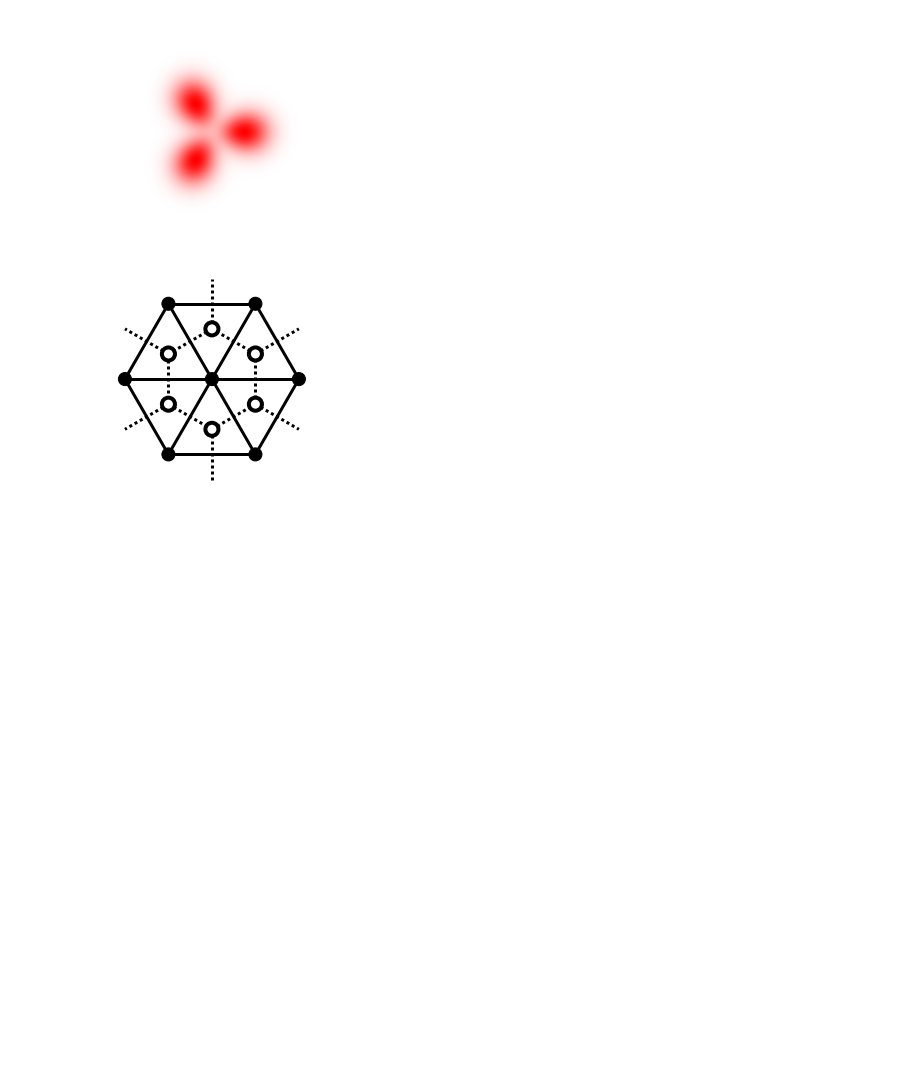
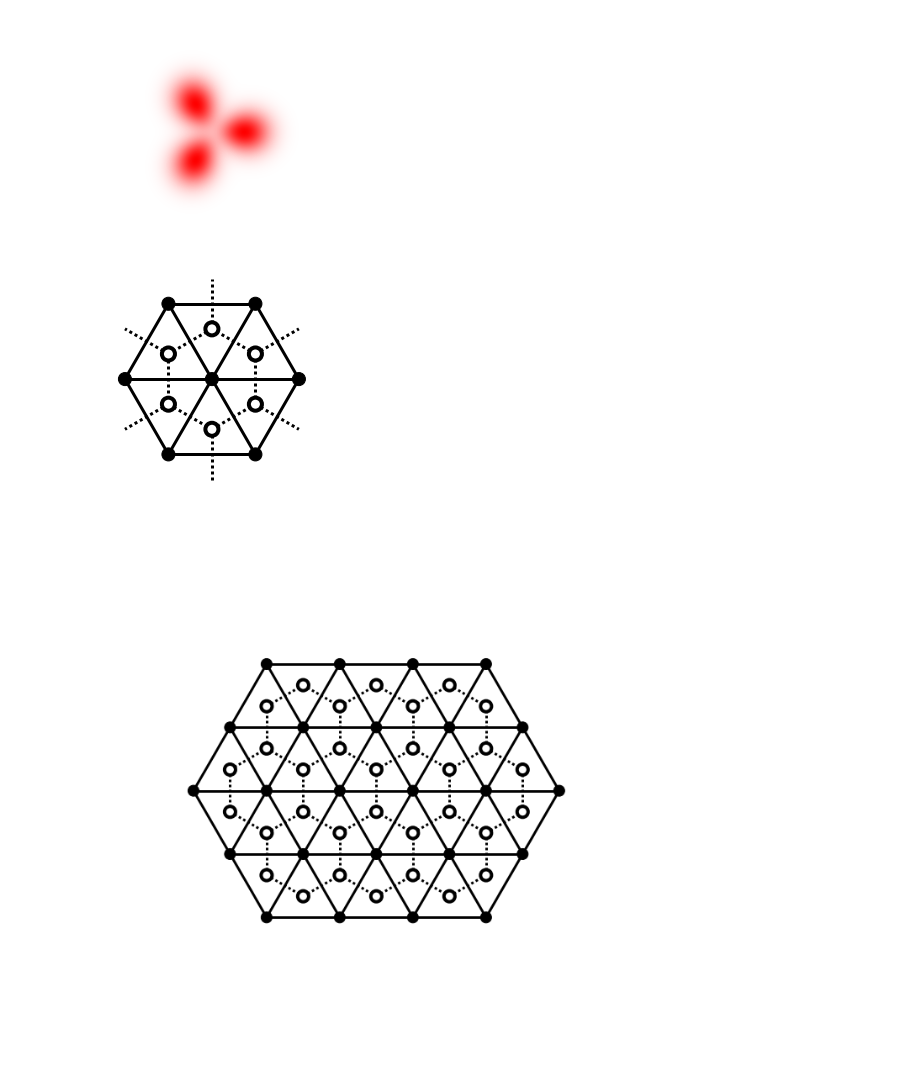
Before and after one commit to KimGroup/trimer-tbg, a Jupyter notebook: diagrams.ipynb, the cells around one changed output. Cells and saved outputs as stored; diff of their text form; code cells hidden in the pictures; blank space fills up the shorter version.

Commit message:
diagrams

```diff
--- a/diagrams.ipynb
+++ b/diagrams.ipynb
@@ -56,7 +56,7 @@ plt.savefig(base_dir + "fig1_WF.png", dpi=300, transparent=True)
 # %%
 from matplotlib import collections as mc
 
-fig, ax = plt.subplots(1, 1)
+fig, ax = plt.subplots(1, 1, figsize=[4, 4])
 
 R = 4
 CR = 0.3
@@ -97,3 +97,62 @@ ax.axis("off")
 plt.savefig(base_dir + "fig1_lat.png", dpi=300, transparent=True)
 # %% [output]
 [figure]
+# %%
+from matplotlib import collections as mc
+
+fig, ax = plt.subplots(1, 1, figsize=[12, 12])
+
+R = 4
+CR = 0.3
+Hexa = []
+HexaLines = []
+
+for y in range(-2, 3, 1):
+    for x in range(6 - abs(y)):
+        Hexa.append((R * x + R / 2 * abs(y), R * y * np.sqrt(3) / 2))
+        if x != 0:
+            HexaLines.append((len(Hexa) - 2, len(Hexa) - 1))
+        if y > 0:
+            HexaLines.append((len(Hexa) - 1, len(Hexa) - (6 - abs(y) + 1)))
+            HexaLines.append((len(Hexa) - 1, len(Hexa) - (6 - abs(y) + 2)))
+        if y < 0:
+            HexaLines.append((len(Hexa) - 1, len(Hexa) + (6 - abs(y))))
+            HexaLines.append((len(Hexa) - 1, len(Hexa) + (6 - abs(y) - 1)))
+
+for p in Hexa:
+    ax.add_patch(plt.Circle(p, CR, color='k'))
+
+ax.add_collection(mc.LineCollection([(Hexa[x], Hexa[y]) for x, y in HexaLines], color='k', lw=3))
+
+Dual = []
+DualLines = []
+
+for y in range(-1, 3, 1):
+    if y > 0:
+        lim = (0, (6 - abs(y)) * 2 - 1)
+    else:
+        lim = (1, (6 - abs(y)) * 2 - 2)
+    for x in range(*lim):
+        Dual.append((R * x / 2 + R / 2 * abs(y), R * y * np.sqrt(3) / 2 - (R / np.sqrt(3) if x % 2 == 0 else R * np.sqrt(3) / 2 - R / np.sqrt(3))))
+        if x != lim[0]:
+            DualLines.append((len(Dual) - 2, len(Dual) - 1))
+
+for i in range(0, 8, 2):
+    DualLines.append((i, i + 8))
+    DualLines.append((i + 17, i + 8 + 17))
+for i in range(0, 10, 2):
+    DualLines.append((i + 7, i + 9 + 7))
+
+for p in Dual:
+    ax.add_patch(plt.Circle(p, CR, ec="k", color="white", fill=True, lw=4, zorder=100))
+
+ax.add_collection(mc.LineCollection([(Dual[x], Dual[y]) for x, y in DualLines], color='k', lw=3, ls=(0, (1, 1))))
+
+ax.set_xlim([-5, 25])
+ax.set_ylim([-15, 15])
+ax.set_aspect('equal')
+
+ax.axis("off")
+plt.savefig(base_dir + "fig1_lat2.png", dpi=300, transparent=True)
+# %% [output]
+[figure, added]
```
Also changed, not shown: 1 other file.
